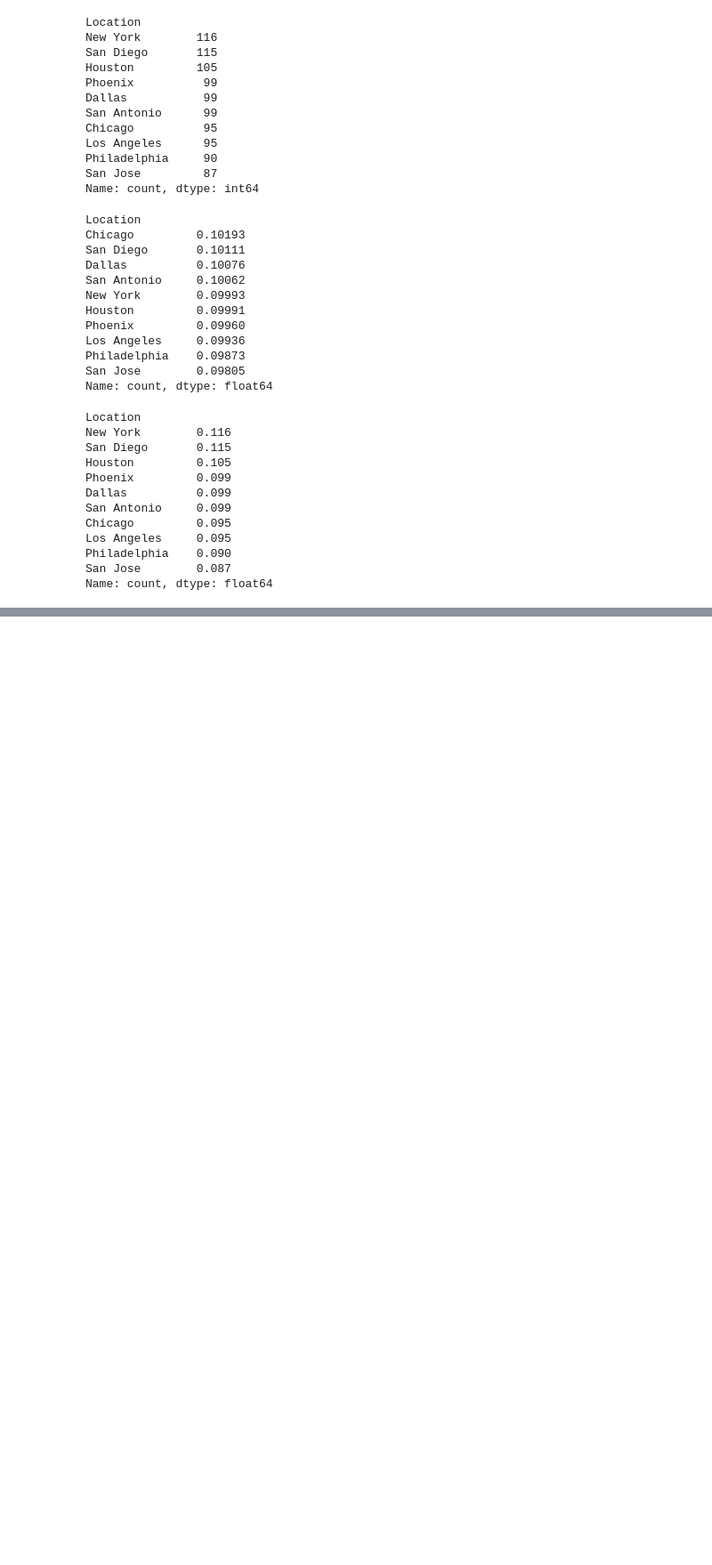
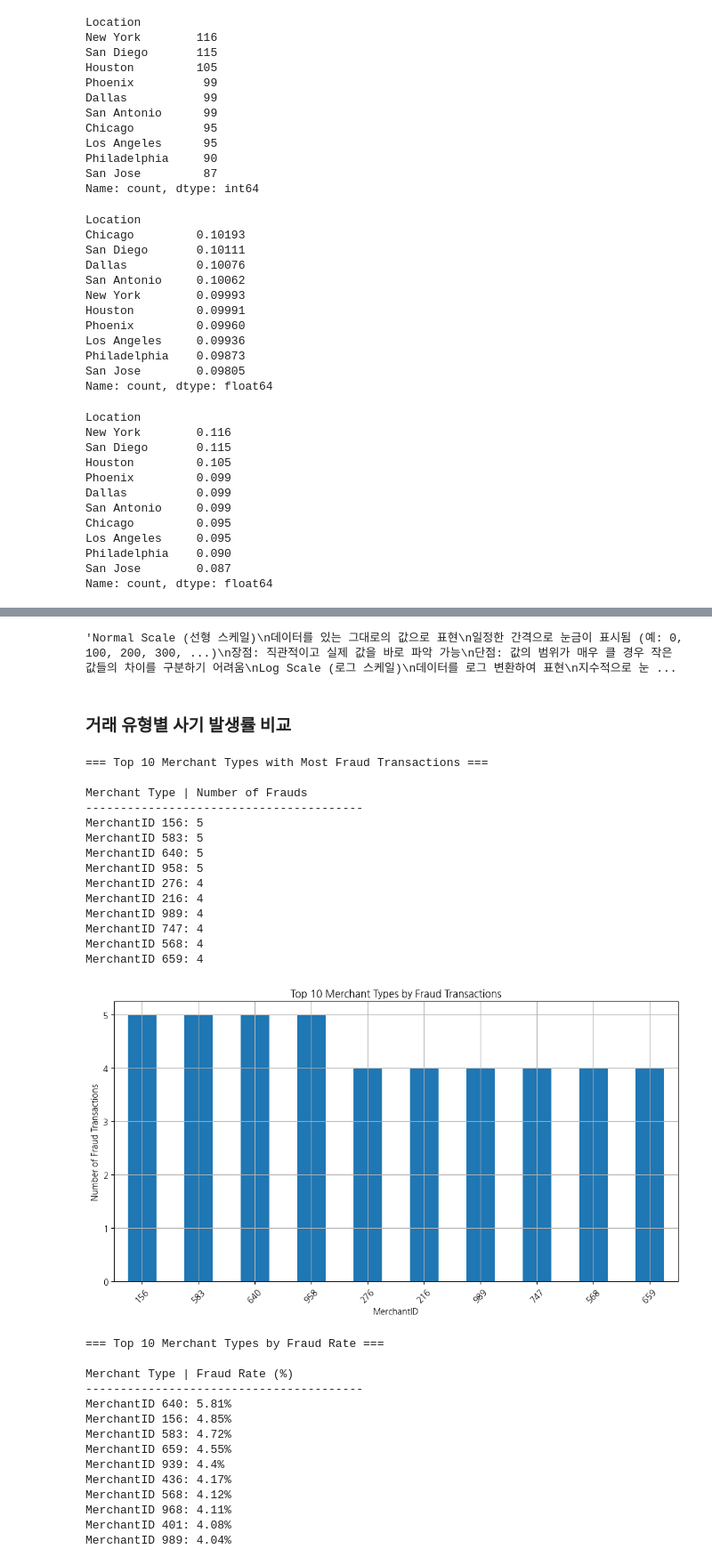
Before and after one commit to Jo2-j/study_data_analytics, a Jupyter notebook: quests/EDA/CreditCardFraudDetection.ipynb, the cells around one changed output, grey strips where cells are left out. Shown at 89% size. Drawn from its saved outputs; the diff is of its cells as text; code cells hidden in the pictures; blank space fills up the shorter version.

```diff
--- a/quests/EDA/CreditCardFraudDetection.ipynb
+++ b/quests/EDA/CreditCardFraudDetection.ipynb
@@ -151,0 +292,77 @@ Name: count, dtype: float64
+# %%
+'''Normal Scale (선형 스케일)
+데이터를 있는 그대로의 값으로 표현
+일정한 간격으로 눈금이 표시됨 (예: 0, 100, 200, 300, ...)
+장점: 직관적이고 실제 값을 바로 파악 가능
+단점: 값의 범위가 매우 클 경우 작은 값들의 차이를 구분하기 어려움
+Log Scale (로그 스케일)
+데이터를 로그 변환하여 표현
+지수적으로 눈금이 증가 (예: 1, 10, 100, 1000, ...)
+장점:
+매우 큰 값과 작은 값을 한 그래프에서 효과적으로 표현 가능
+상대적 변화(비율)를 쉽게 파악 가능
+단점: 실제 값을 직접적으로 읽기 어려움'''
+# %% [output]
+'Normal Scale (선형 스케일)\n데이터를 있는 그대로의 값으로 표현\n일정한 간격으로 눈금이 표시됨 (예: 0, 100, 200, 300, ...)\n장점: 직관적이고 실제 값을 바로 파악 가능\n단점: 값의 범위가 매우 클 경우 작은 값들의 차이를 구분하기 어려움\nLog Scale (로그 스케일)\n데이터를 로그 변환하여 표현\n지수적으로 눈 ...
+# %% [markdown]
+### 거래 유형별 사기 발생률 비교
+# %%
+# MerchantID별 사기 거래 건수 계산
+fraudByMerchant = fraud['MerchantID'].value_counts()
+
+# 상위 10개 사기 다발 거래 유형 출력
+print("\n=== Top 10 Merchant Types with Most Fraud Transactions ===")
+print("\nMerchant Type | Number of Frauds")
+print("-" * 40)
+for merchant, count in fraudByMerchant.head(10).items():
+    print(f"MerchantID {merchant}: {count}")
+
+# 시각화
+plt.figure(figsize=(12, 6))
+fraudByMerchant.head(10).plot(kind='bar')
+plt.title('Top 10 Merchant Types by Fraud Transactions')
+plt.xlabel('MerchantID')
+plt.ylabel('Number of Fraud Transactions')
+plt.xticks(rotation=45)
+plt.grid(True)
+plt.show()
+
+# 전체 거래 대비 사기 거래 비율 계산
+total_by_merchant = orgDf['MerchantID'].value_counts()
+fraud_rate_by_merchant = (fraudByMerchant / total_by_merchant * 100).round(2)
+
+print("\n=== Top 10 Merchant Types by Fraud Rate ===")
+print("\nMerchant Type | Fraud Rate (%)")
+print("-" * 40)
+for merchant, rate in fraud_rate_by_merchant.sort_values(ascending=False).head(10).items():
+    print(f"MerchantID {merchant}: {rate}%")
+# %% [output]
+=== Top 10 Merchant Types with Most Fraud Transactions ===
+
+Merchant Type | Number of Frauds
+----------------------------------------
+MerchantID 156: 5
+MerchantID 583: 5
+MerchantID 640: 5
+MerchantID 958: 5
+MerchantID 276: 4
+MerchantID 216: 4
+MerchantID 989: 4
+MerchantID 747: 4
+MerchantID 568: 4
+MerchantID 659: 4
+[figure, added]
+=== Top 10 Merchant Types by Fraud Rate ===
+
+Merchant Type | Fraud Rate (%)
+----------------------------------------
+MerchantID 640: 5.81%
+MerchantID 156: 4.85%
+MerchantID 583: 4.72%
+MerchantID 659: 4.55%
+MerchantID 939: 4.4%
+MerchantID 436: 4.17%
+MerchantID 568: 4.12%
+MerchantID 968: 4.11%
+MerchantID 401: 4.08%
+MerchantID 989: 4.04%
```
Also changed, not shown: parts of 8 cells of this notebook, 1 other file.
